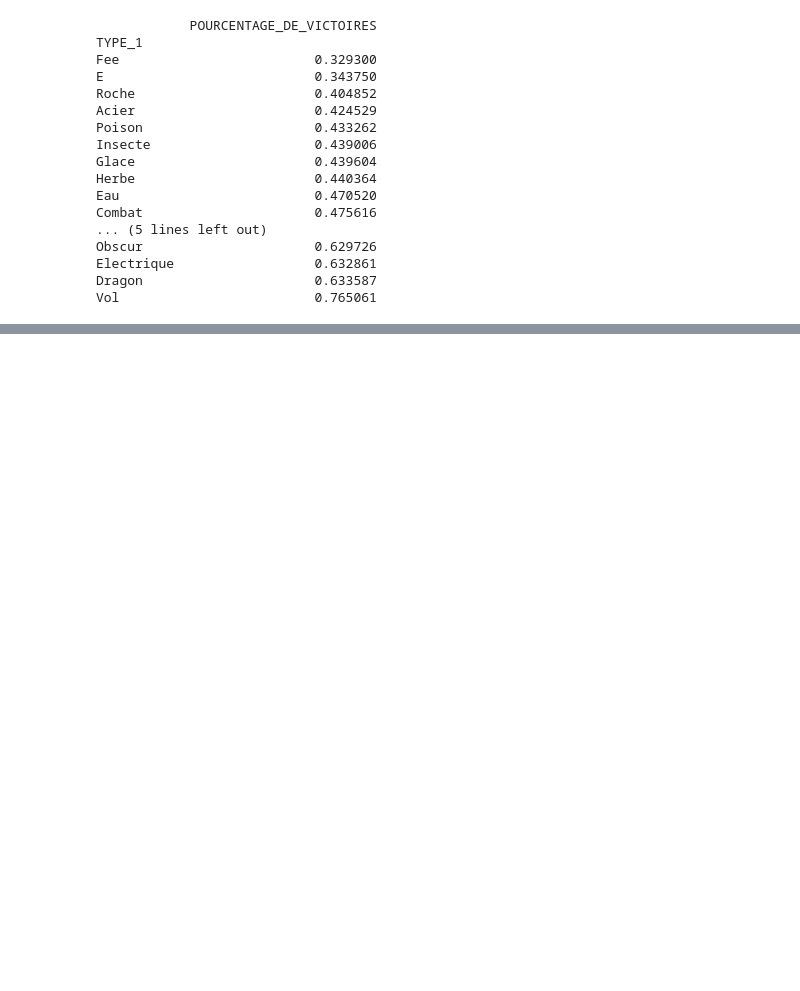
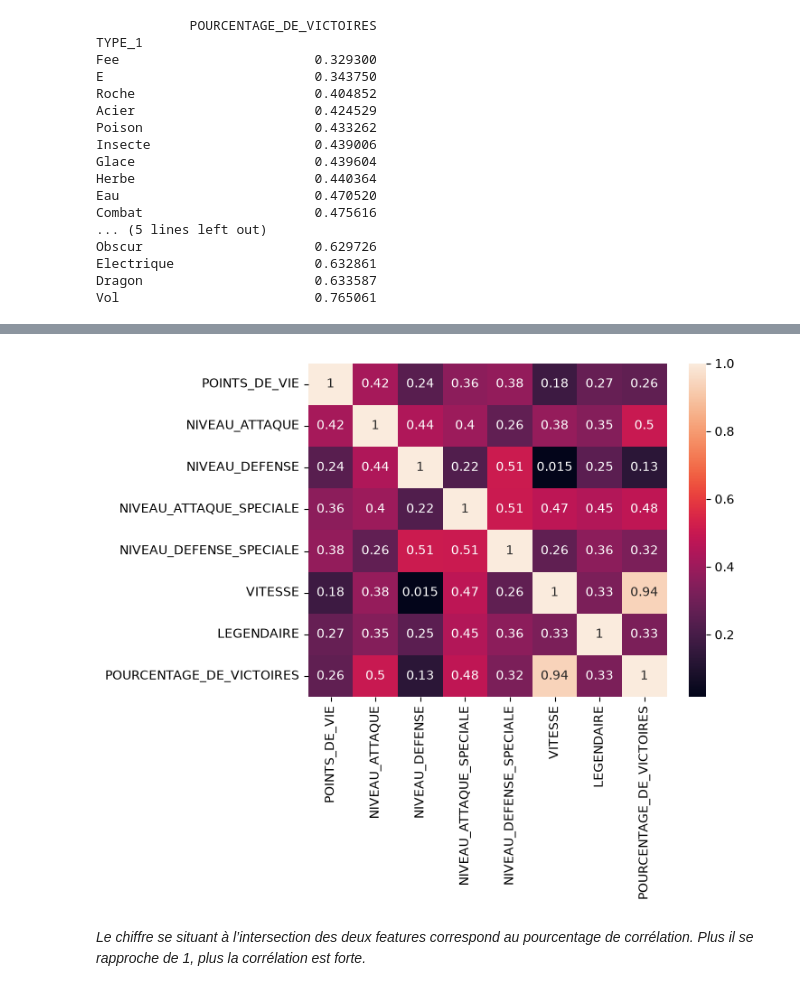
Before and after one commit to nbc-ctrl/420-5G4-ML-nbc, a Jupyter notebook: apprentissage/partie1_2.ipynb, the cells around one changed output, grey strips where cells are left out. Drawn from its saved outputs; the diff is of its cells as text; code cells hidden in the pictures; blank space fills up the shorter version.

Commit message:
[FEAT] Recherche corrélations entre features pour déterminer les déterminantes dans capacité d'un Pokémon de gagner

```diff
--- a/apprentissage/partie1_2.ipynb
+++ b/apprentissage/partie1_2.ipynb
@@ -439,0 +442,13 @@ Vol                         0.765061
+# %%
+corr = nouveauPokedex.loc[:,['POINTS_DE_VIE','NIVEAU_ATTAQUE',
+'NIVEAU_DEFENSE','NIVEAU_ATTAQUE_SPECIALE','NIVEAU_DEFENSE_SPECIALE',
+'VITESSE','LEGENDAIRE','POURCENTAGE_DE_VICTOIRES']].corr()
+
+sns.heatmap(corr,
+xticklabels=corr.columns,
+yticklabels=corr.columns, annot=True)
+plt.show()
+# %% [output]
+[figure, added]
+# %% [markdown]
+_Le chiffre se situant à l’intersection des deux features correspond au pourcentage de corrélation. Plus il se rapproche de 1, plus la corrélation est forte._
```
Also changed, not shown: parts of 1 cell of this notebook.
